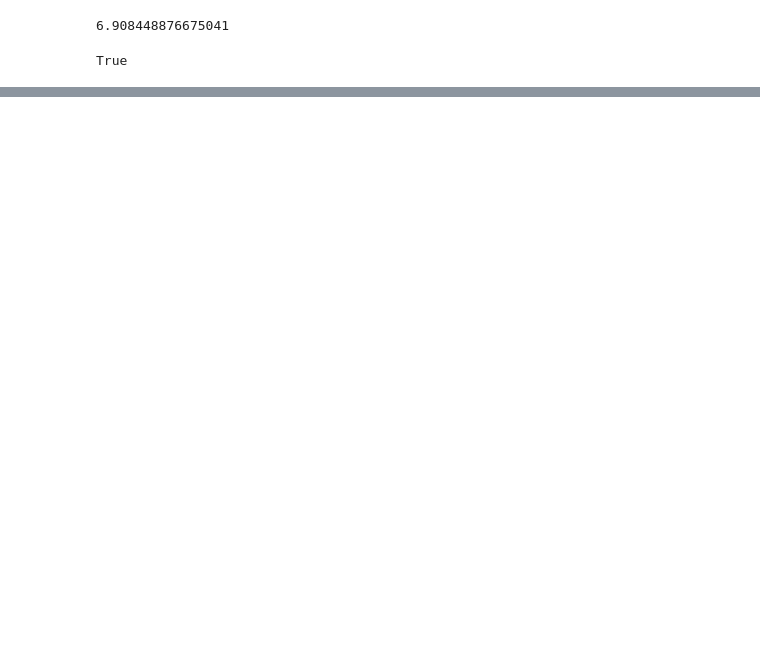
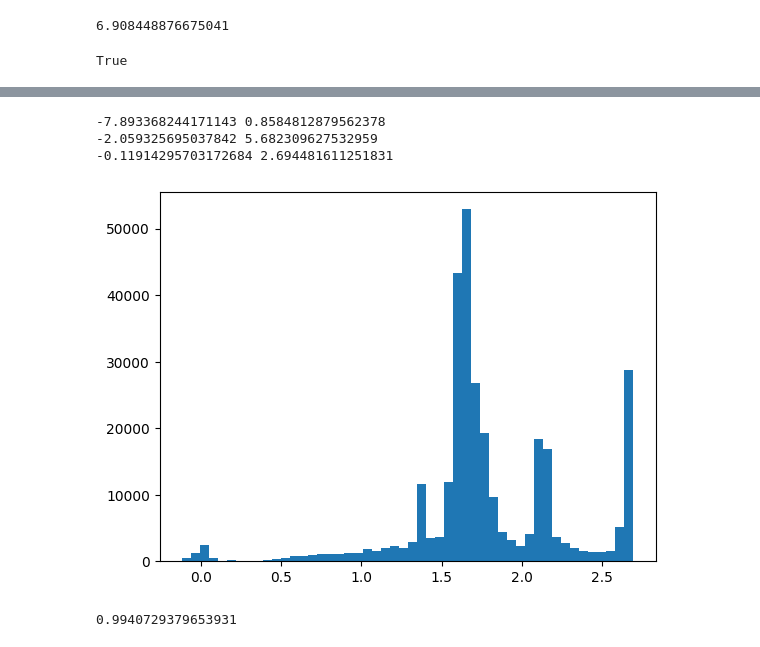
Before and after one commit to MinstrelsyXia/GRUtopia_VLN, a Jupyter notebook: path_generation/utils.ipynb, the cells around one changed output, grey strips where cells are left out. Drawn from its saved outputs; the diff is of its cells as text; code cells hidden in the pictures; blank space fills up the shorter version.

```diff
--- a/path_generation/utils.ipynb
+++ b/path_generation/utils.ipynb
@@ -98,0 +126,23 @@ True
+# %%
+pcd = o3d.io.read_point_cloud(main_path + '200.pcd')
+# get the histgram of smallest z
+x_values = np.array([point[0] for point in pcd.points])
+y_values = np.array([point[1] for point in pcd.points])
+z_values = np.array([point[2] for point in pcd.points])
+print(x_values.min(), x_values.max())
+print(y_values.min(), y_values.max())
+print(z_values.min(), z_values.max())
+import matplotlib.pyplot as plt
+_ = plt.hist(z_values, bins=50)
+# %% [output]
+-7.893368244171143 0.8584812879562378
+-2.059325695037842 5.682309627532959
+-0.11914295703172684 2.694481611251831
+[figure, added]
+# %%
+# sort z_values from small to large
+z_values = np.sort(z_values)
+# get the 10% of the smallest z
+print(np.mean(z_values[:20]))
+# %% [output]
+0.9940729379653931
```
Also changed, not shown: parts of 4 cells of this notebook, 8 other files.
